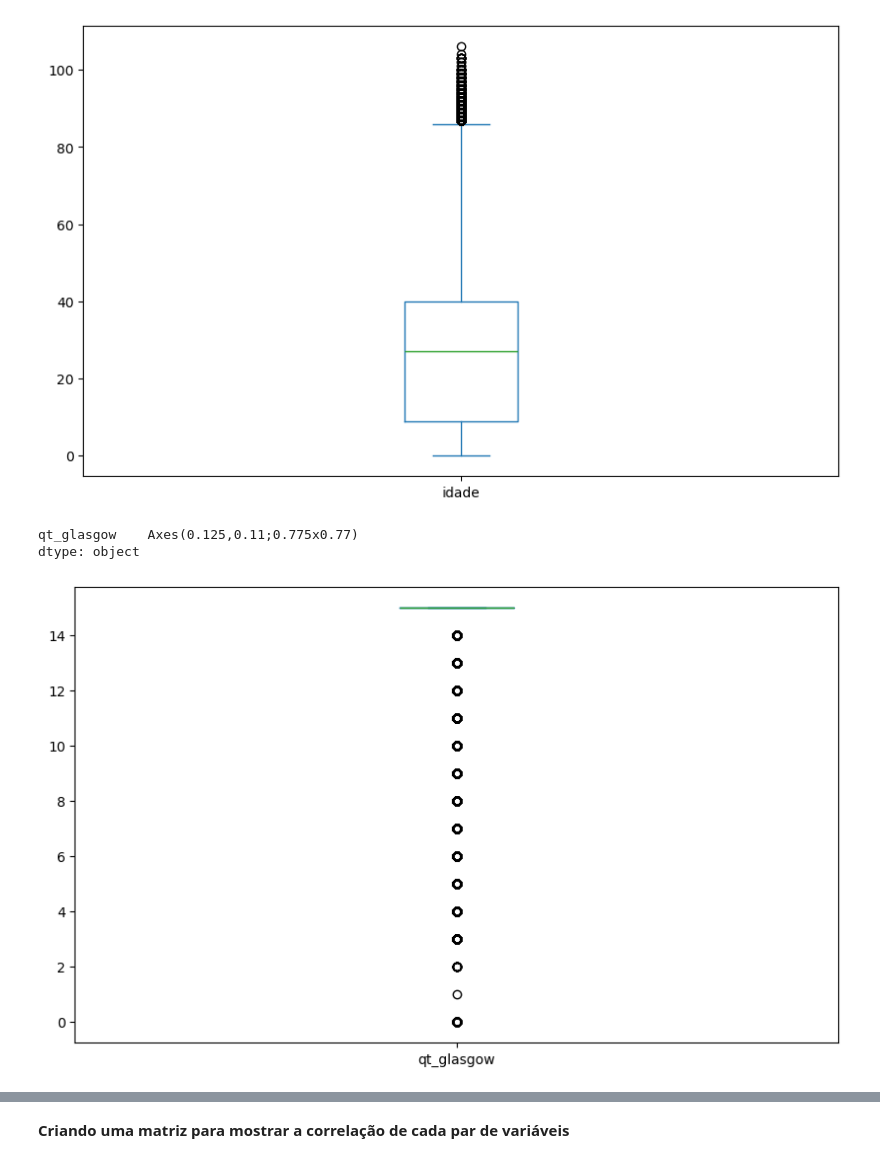
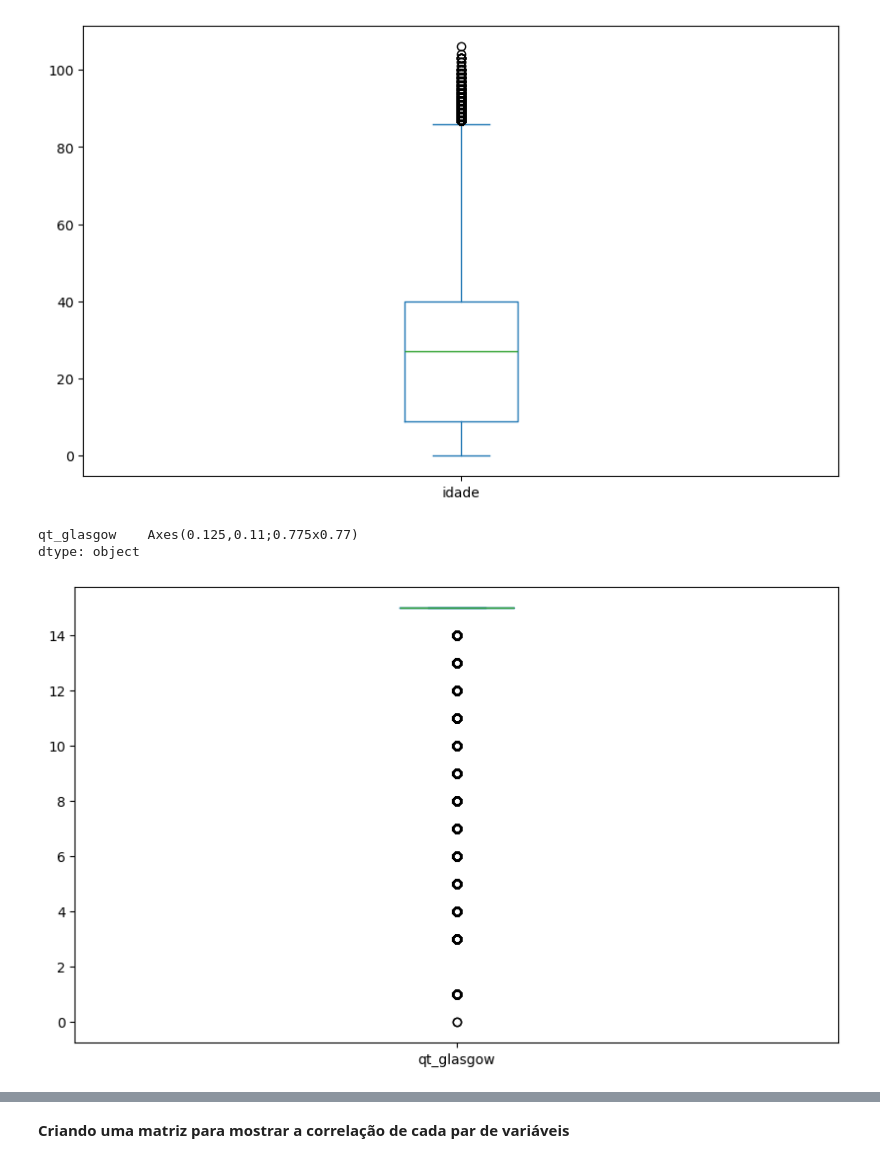
Before and after one commit to lfHagy/topicosUnimed, a Jupyter notebook: Desafio2.ipynb, the cells around one changed output, grey strips where cells are left out. Cells and saved outputs as stored; diff of their text form; code cells hidden in the pictures.

```diff
--- a/Desafio2.ipynb
+++ b/Desafio2.ipynb
@@ -124,9 +126,7 @@ internamentos['dt_nascimento'] = pd.to_datetime(internamentos['dt_nascimento'],
 internamentos['dt_alta'] = pd.to_datetime(internamentos['dt_alta'], errors='coerce')
 
 # procedimentos realizados
-
-# sinais vitais
-sinais['dt_sinal_vital'] = pd.to_datetime(sinais['dt_sinal_vital'], errors='coerce')
+procedimentos['qt_procedimento'] = pd.to_numeric(procedimentos['qt_procedimento'], errors='coerce')
 # %%
 for dado in dados:
     dado.info()
@@ -230,3 +230,14 @@ max              2024-12-18 09:11:16
 # atendimentos: sexo, motivo_alta, ds_convenio, ds_clinica, ds_especialidade
 # risco: ds_risco
 # diagnosticos: ds_tipo_diagnostico,
+# %%
+# criando o df
+df = atendimentos.merge(procedimentos[['id_atendimento', 'qt_procedimento']], on='id_atendimento', how='left') \
+                 .merge(glasgow[['id_atendimento', 'qt_glasgow']], on='id_atendimento', how='left') \
+                .merge(diagnosticos[['id_atendimento', 'cd_doenca']], on='id_atendimento', how='left')
+
+df['tempo_internacao'] = (df['dt_alta'] - df['dt_atendimento']).dt.days
+df['tempo_internacao'] = df['tempo_internacao'].fillna(0).astype(int)
+df = df[df['tempo_internacao'] >= 0]
+
+print(df.head())
@@ -297,8 +350,8 @@ idade    Axes(0.125,0.11;0.775x0.77)
 dtype: object
 [figure]
 # %%
-glasgow['qt_glasgow'].plot(kind='box', figsize=(10,6), subplots=True)
+df['qt_glasgow'].plot(kind='box', figsize=(10,6), subplots=True)
 # %% [output]
 qt_glasgow    Axes(0.125,0.11;0.775x0.77)
 dtype: object
-[figure, old version]
+[figure, new version]
```
Also changed, not shown: parts of 22 cells of this notebook.
